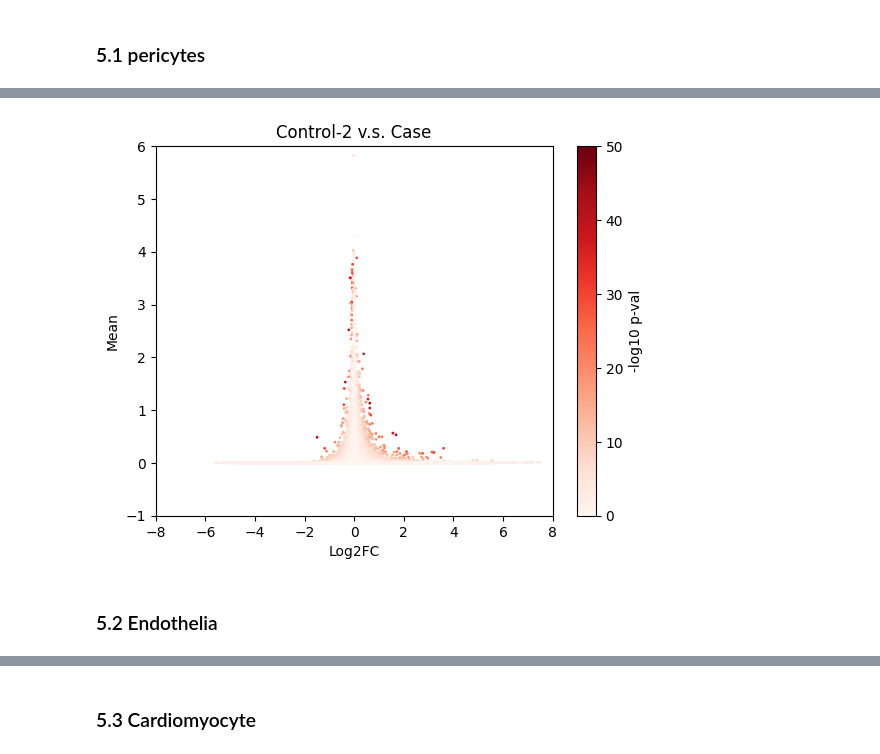
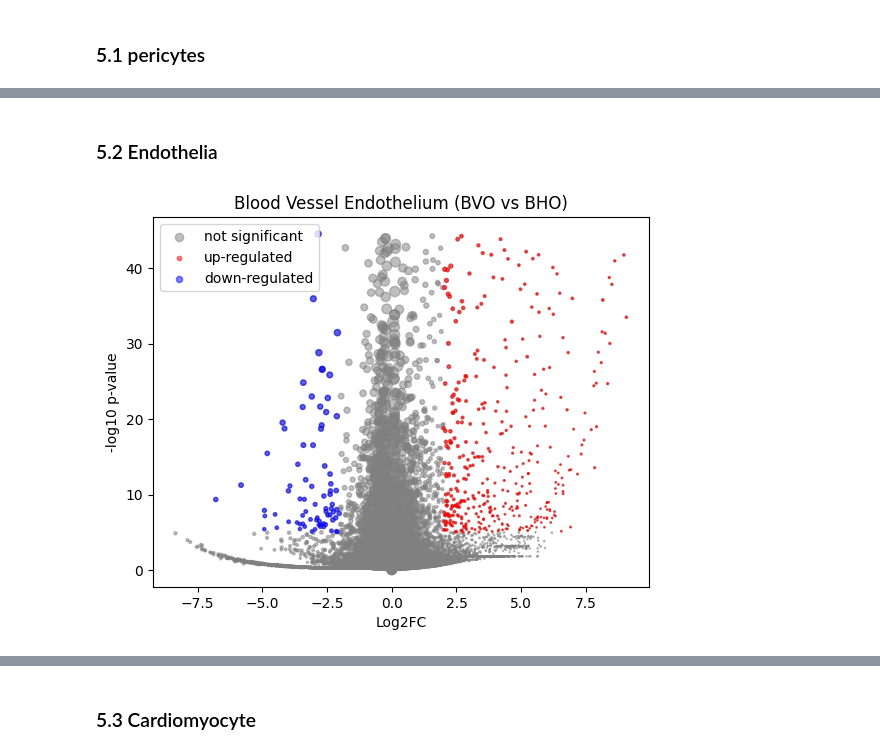
Before and after one commit to yachielab/DataAnalysis_Vascularized_Cardiac_Organoids, a Jupyter notebook: ipynb/CCO03.ipynb, the cells around one changed output, grey strips where cells are left out. Saved outputs shown, nothing was run; the diff lists cells and outputs as text; code cells hidden in the pictures.

```diff
--- a/ipynb/CCO03.ipynb
+++ b/ipynb/CCO03.ipynb
@@ -388,43 +490,44 @@ plt.show()
 # %%
-PSEUDOCOUNT=0.0001
+# PSEUDOCOUNT=0.0001
 
-data1 = adata_BHO.raw.X[adata_BHO.obs['cell_type'] == 'P & SMC', :].todense().copy()
-data2 = adata_CM3B.raw.X[adata_CM3B.obs['cell_type'] == 'P & SMC', :].todense().copy()
+# data1 = adata_BHO.raw.X[adata_BHO.obs['cell_type'] == 'P & SMC', :].todense().copy()
+# data2 = adata_CM3B.raw.X[adata_CM3B.obs['cell_type'] == 'P & SMC', :].todense().copy()
 
-data1 += PSEUDOCOUNT
-data2 += PSEUDOCOUNT
+# data1 += PSEUDOCOUNT
+# data2 += PSEUDOCOUNT
 
-foldchanges = np.log2(
-    np.divide(
-        np.mean(data2,axis=0),
-        np.mean(data1,axis=0)
-    )
-)
+# foldchanges = np.log2(
+#     np.divide(
+#         np.mean(data2,axis=0),
+#         np.mean(data1,axis=0)
+#     )
+# )
+# foldchanges = np.squeeze(np.asarray(foldchanges))
 
-ttest_results = scipy.stats.ttest_ind(
-    data1,
-    data2,
-    axis=0,
-    equal_var=True
-)
-pvalues = ttest_results[1]
-transformed_pvalues = -1*np.log10(np.array(pvalues))
+# ttest_results = scipy.stats.ttest_ind(
+#     data1,
+#     data2,
+#     axis=0,
+#     equal_var=True
+# )
+# pvalues = ttest_results[1]
+# transformed_pvalues = -1*np.log10(np.array(pvalues))
 
-plt.scatter(np.squeeze(np.asarray(foldchanges)),
-            np.squeeze(np.asarray(np.mean(np.concatenate((data1, data2), axis=0), axis=0))),
-            c=transformed_pvalues,
-            vmin=0,
-            vmax=50,
-            s=1,
-            cmap='Reds')
-plt.colorbar(label='-log10 p-val')
-plt.xlabel('Log2FC')
-plt.ylabel('Mean')
-plt.title('Control-2 v.s. Case')
-plt.xlim([-8, 8])
-plt.ylim([-1, 6])
-plt.show()
+# plt.scatter(foldchanges,
+#             transformed_pvalues,
+#             c=transformed_pvalues,
+#             vmin=0,
+#             vmax=50,
+#             s=2,
+#             cmap='Reds')
+# plt.colorbar(label='-log10 p-val')
+# plt.xlabel('Log2FC')
+# plt.ylabel('Mean')
+# plt.title('Control-2 v.s. Case')
+# plt.show()
-# %% [output]
-[figure, removed]
 # %% [markdown]
 ### 5.2 Endothelia
+# %%
+volcano_plot(adata_BVO, adata_BHO, 'BVE', 'Blood Vessel Endothelium (BVO vs BHO)')
+# %% [output]
+[figure, added]
```
Also changed, not shown: parts of 17 cells of this notebook.
